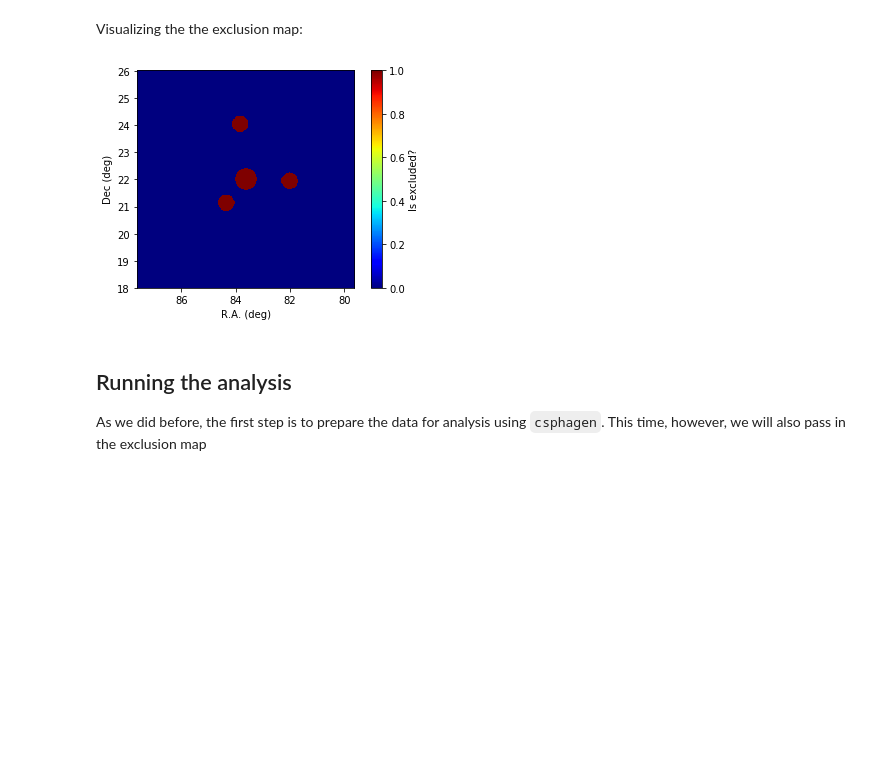
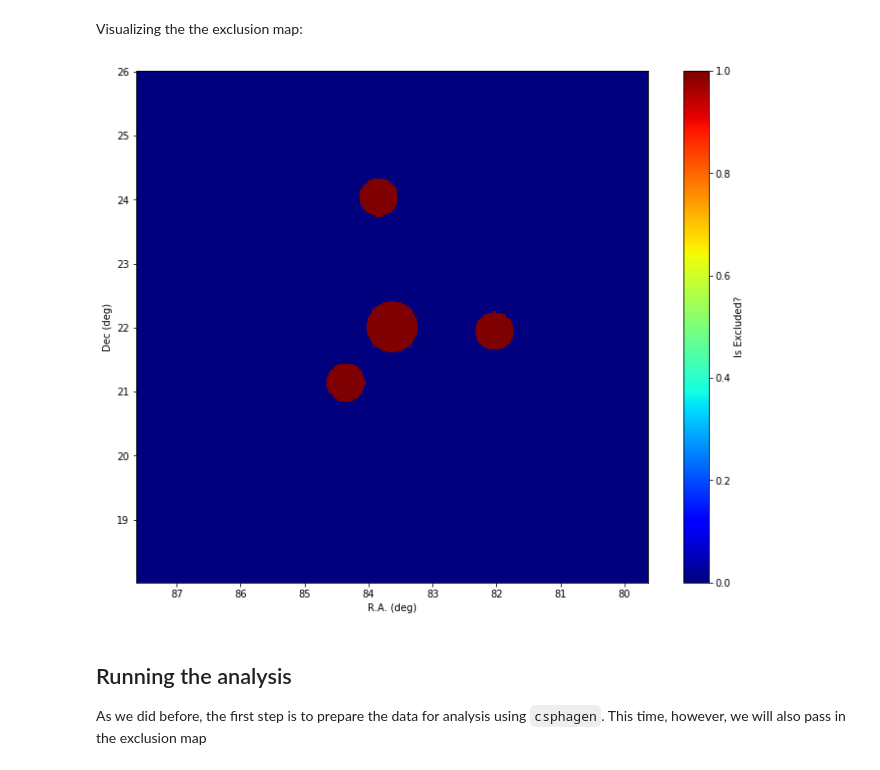
Before and after one commit to VERITAS-Observatory/V2DL3, a Jupyter notebook: notebooks/tutorials/ctools/veritas_ctools_classical_v2.ipynb, the cells around one changed output. Saved outputs shown, nothing was run; the diff lists cells and outputs as text; code cells hidden in the pictures; blank space fills up the shorter version.

Commit message:
Update ctools tutorial demonstrating exclusion regions Add info on plotting significance distributions

```diff
--- a/notebooks/tutorials/ctools/veritas_ctools_classical_v2.ipynb
+++ b/notebooks/tutorials/ctools/veritas_ctools_classical_v2.ipynb
@@ -52,17 +58,26 @@ Visualizing the the exclusion map:
 # %%
 #module used to stretch the color palette
 import matplotlib.colors as colors
 
-ax = plt.subplot()
-plt.imshow(exclmap.array(),origin='lower',
-            extent=[ra+binsz*200,ra-binsz*200,dec-binsz*200,dec+binsz*200],
-            cmap=plt.get_cmap('jet')) # square root scale
-ax.set_xlabel('R.A. (deg)')
-ax.set_ylabel('Dec (deg)')
-cbar = plt.colorbar()
-cbar.set_label('Is excluded?')
+# Scale the plot size
+default_fs = plt.rcParamsDefault['figure.figsize']
+plt.rcParams['figure.figsize'] = [2.0*v for v in default_fs]
+
+# Define a function because we're going to be generating alot of these
+def plot_skymap(skymap, ztitle, title='', norm=None):
+    nx = skymap.nx()/2
+    ny = skymap.ny()/2
+    plt.imshow(skymap.array(),origin='lower',
+               extent=[ra+binsz*nx,ra-binsz*nx,dec-binsz*ny,dec+binsz*ny],
+               norm=norm, cmap=plt.get_cmap('jet')) # square root scale
+    plt.xlabel('R.A. (deg)')
+    plt.ylabel('Dec (deg)')
+    plt.title(title)
+    plt.colorbar().set_label(ztitle)
+
+plot_skymap(exclmap, ztitle='Is Excluded?')
 # %% [output]
-[figure, old version]
+[figure, new version]
 # %% [markdown]
 ## Running the analysis
 As we did before, the first step is to prepare the data for analysis using `csphagen`. This time, however, we will also pass in the exclusion map
```
Also changed, not shown: parts of 20 cells of this notebook.
